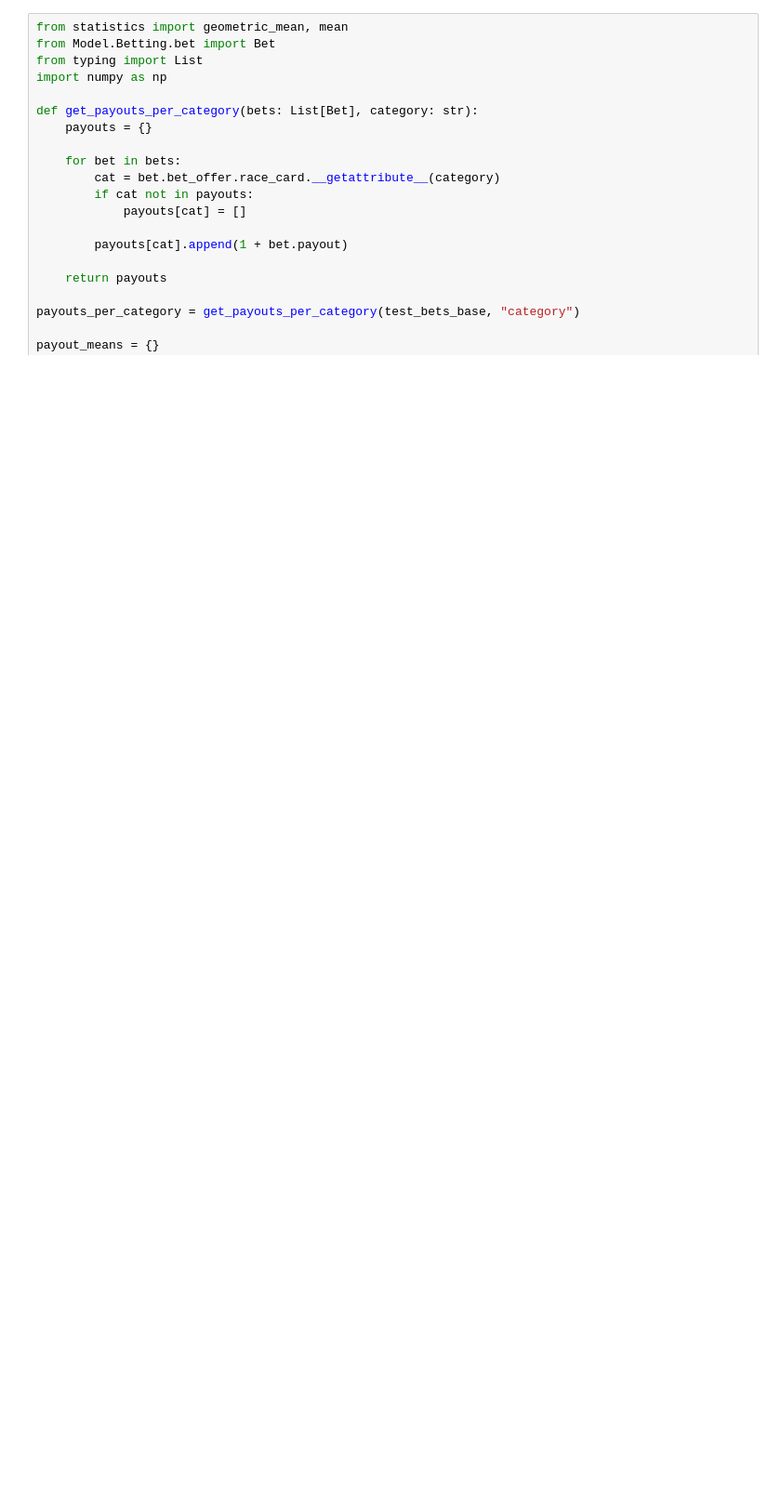
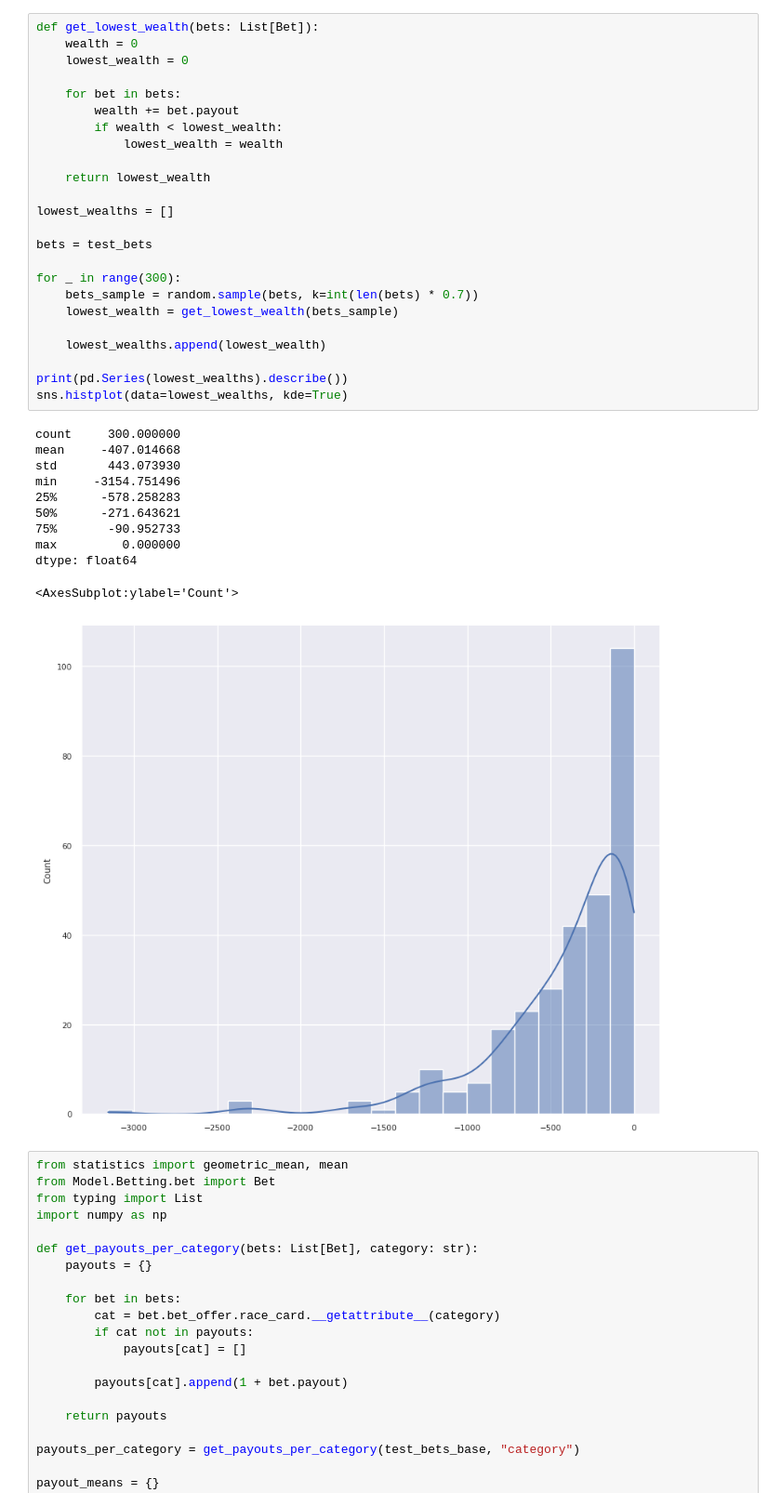
Before and after one commit to Dateb/WageringSystem, a Jupyter notebook: notebooks/Results Plotting.ipynb, the cells around one changed output. Shown at 93% size. Cells and saved outputs as stored; diff of their text form; blank space fills up the shorter version.

```diff
--- a/notebooks/Results Plotting.ipynb
+++ b/notebooks/Results Plotting.ipynb
@@ -189,3 +192,39 @@ dtype: float64
+# %%
+def get_lowest_wealth(bets: List[Bet]):
+    wealth = 0
+    lowest_wealth = 0
+
+    for bet in bets:
+        wealth += bet.payout
+        if wealth < lowest_wealth:
+            lowest_wealth = wealth
+
+    return lowest_wealth
+
+lowest_wealths = []
+
+bets = test_bets
+
+for _ in range(300):
+    bets_sample = random.sample(bets, k=int(len(bets) * 0.7))
+    lowest_wealth = get_lowest_wealth(bets_sample)
+
+    lowest_wealths.append(lowest_wealth)
+
+print(pd.Series(lowest_wealths).describe())
+sns.histplot(data=lowest_wealths, kde=True)
+# %% [output]
+count     300.000000
+mean     -407.014668
+std       443.073930
+min     -3154.751496
+25%      -578.258283
+50%      -271.643621
+75%       -90.952733
+max         0.000000
+dtype: float64
+<AxesSubplot:ylabel='Count'>
+[figure, added]
 # %%
 from statistics import geometric_mean, mean
 from Model.Betting.bet import Bet
```
Also changed, not shown: parts of 5 cells of this notebook, 14 other files.
